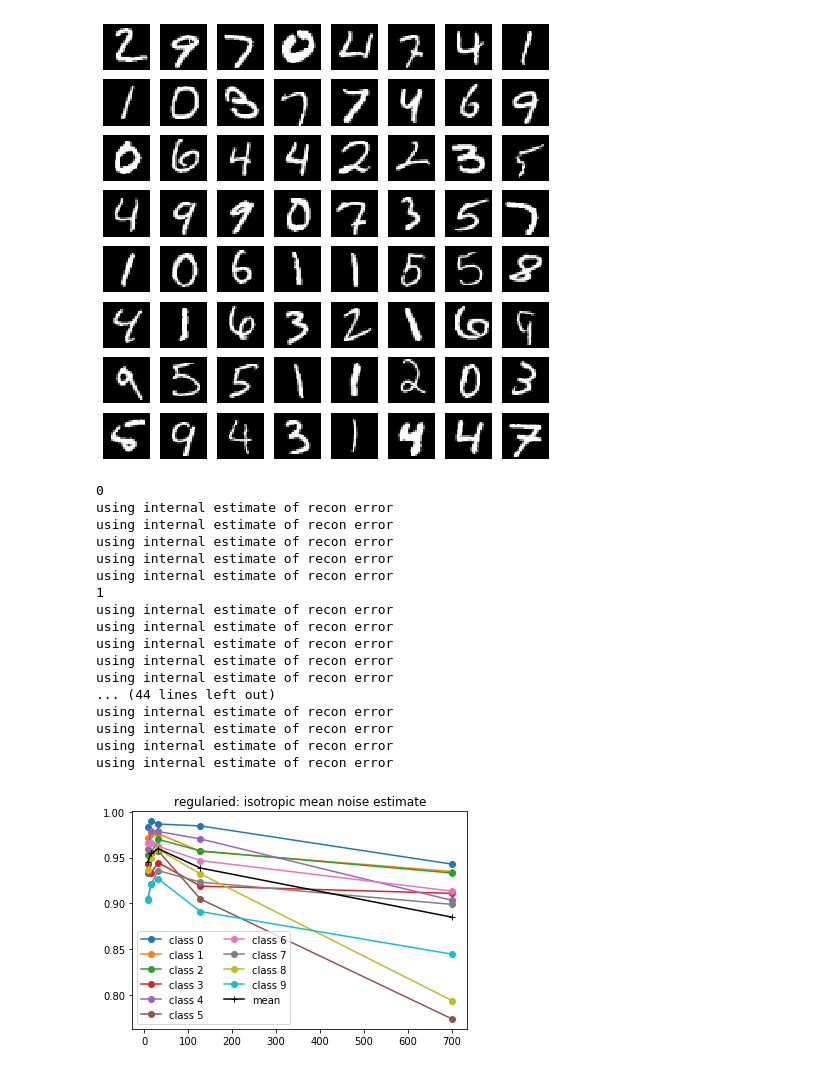
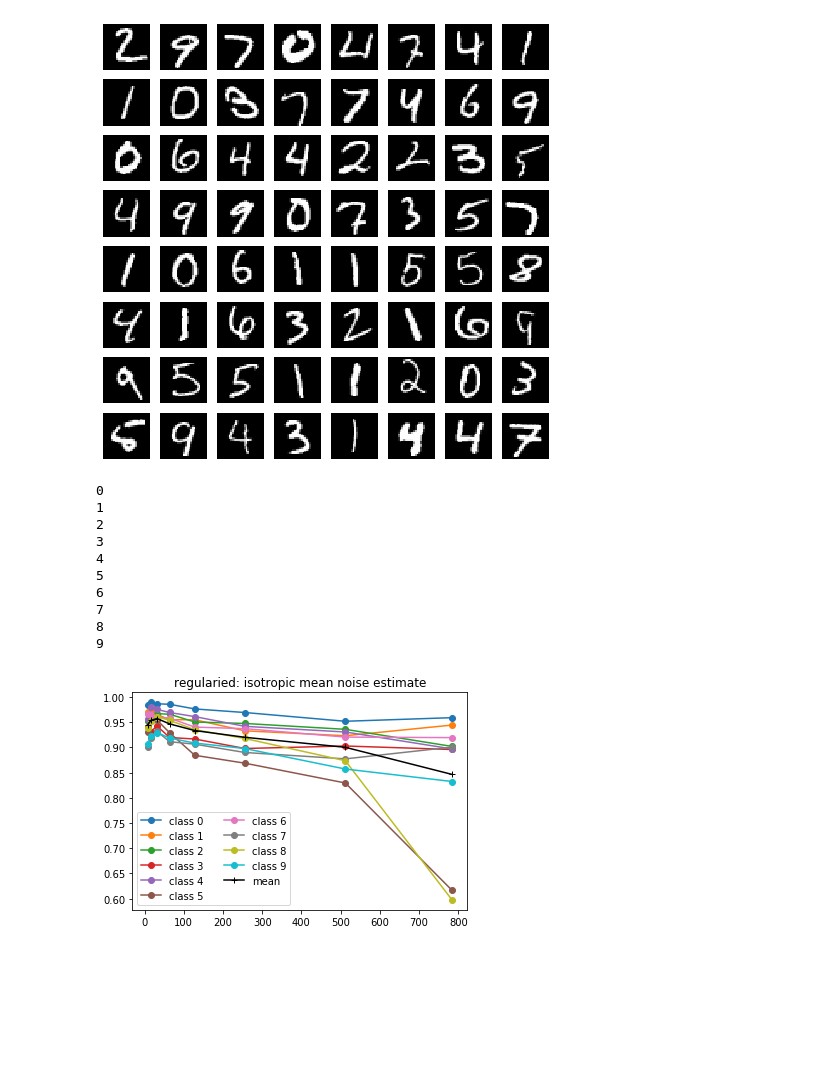
Before and after one commit to VMBoehm/pca-classifier, a Jupyter notebook: notebooks/ShrinkageExperimentsMNIST.ipynb, the cells around one changed output. Cells and saved outputs as stored; diff of their text form; code cells hidden in the pictures; blank space fills up the shorter version.

```diff
--- a/notebooks/ShrinkageExperimentsMNIST.ipynb
+++ b/notebooks/ShrinkageExperimentsMNIST.ipynb
@@ -13,11 +14,13 @@ import os
 # %%
 dataset   = 'mnist'
-prep_type = 'mask'
+prep_type = 'noise'
 sigma     = 0.05
 threshhold= 1e-8
 estimator = 'ML'
-n_comps   = [8,16,32,128,700]
+n_comps   = [8,16,32,64,128,256,512,28*28]
 output_dir= '../outputs/'
+# %%
+results = {}
 # %%
 if not os.path.isdir(output_dir):
     os.makedirs(output_dir)
@@ -90,50 +93,45 @@ for n, nn in enumerate(n_comps):
     for jj in range(num_classes):
         """
         looping over classes
         """
         size   = len(test_data[str(jj)])
         px     = np.zeros((num_classes,size))
         for ii in range(num_classes):
             """
             looping over models
             """
             data = prep_data(test_data[str(jj)],train_data[str(ii)],threshhold=threshhold)
 
             logdet = logdetCs[str(ii)][str(nn)]
             Cinv   = Cinvs[str(ii)][str(nn)]
             mean   = covs[str(ii)].mean
 
-            px[ii]  = classify.get_log_prob(data,logdet,Cinv,mean,vol=True)
+            px[ii]  = classify.get_data_space_log_prob(data,logdet,Cinv,mean,vol=True)
         acc[n][jj]  = len(np.where(np.argsort(px,axis=0)[-1]==jj)[0])/np.float(size)
 
 """-------------------------------------------------"""
 plt.figure()
 plt.title('regularied: isotropic mean noise estimate')
 means = np.mean(acc,axis=1)
 for ii in range(num_classes):
     plt.plot(n_comps,acc[:,ii],marker='o',label='class %d'%ii)
 plt.plot(n_comps,means,marker='+',color='black',label='mean')
 plt.legend(ncol=2)
 plt.show()
+
+results['mean_regularized'] = means
 # %% [output]
 0
-using internal estimate of recon error
-using internal estimate of recon error
-using internal estimate of recon error
-using internal estimate of recon error
-using internal estimate of recon error
 1
-using internal estimate of recon error
-using internal estimate of recon error
-using internal estimate of recon error
-using internal estimate of recon error
-using internal estimate of recon error
-... (44 lines left out)
-using internal estimate of recon error
-using internal estimate of recon error
-using internal estimate of recon error
-using internal estimate of recon error
+2
+3
+4
+5
+6
+7
+8
+9
-[figure, old version]
+[figure, new version]
 # %%
 Cinvs = {}
 logdetCs = {}
```
Also changed, not shown: parts of 6 cells of this notebook, 2 other files.
